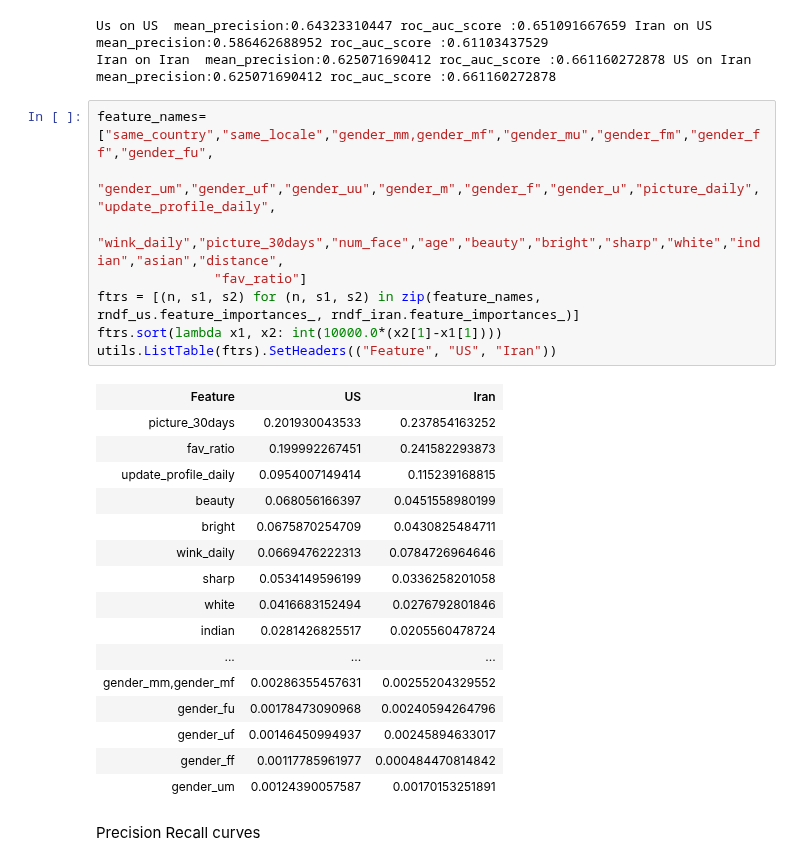
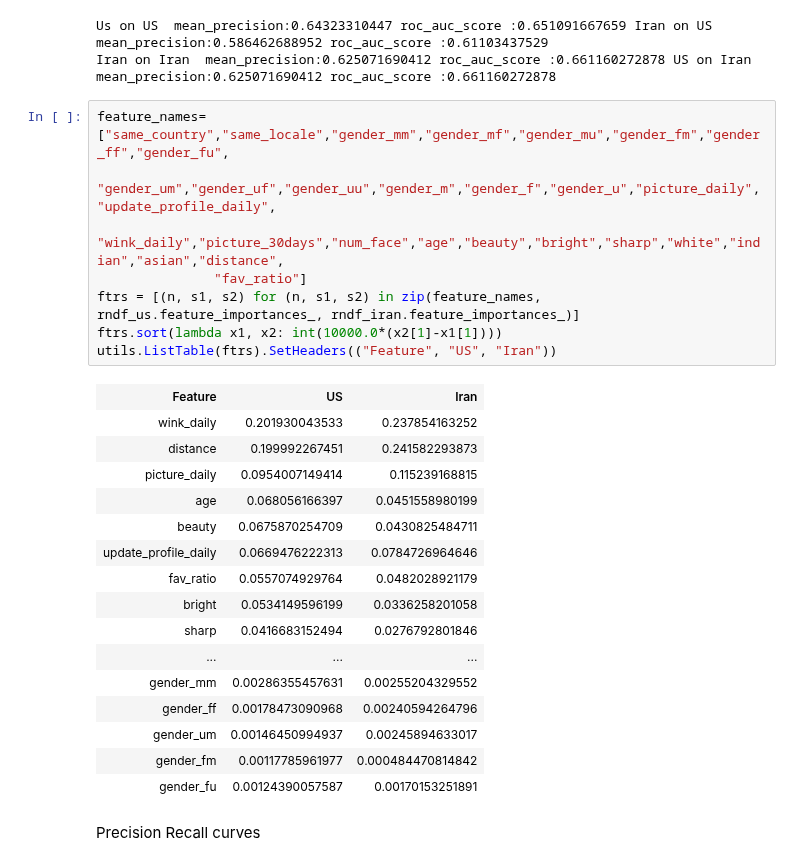
Before and after one commit to MaxGubin/TangoEval, a Jupyter notebook: Tango USA model.ipynb, the cells around one changed output. Saved outputs shown, nothing was run; the diff lists cells and outputs as text.

```diff
--- a/Tango USA model.ipynb
+++ b/Tango USA model.ipynb
@@ -38,30 +38,30 @@ print "Iran on Iran", utils.classifierMetrics(rndf_iran, X_iran_test, y_iran_tes
 Us on US  mean_precision:0.64323310447 roc_auc_score :0.651091667659 Iran on US  mean_precision:0.586462688952 roc_auc_score :0.61103437529
 Iran on Iran  mean_precision:0.625071690412 roc_auc_score :0.661160272878 US on Iran  mean_precision:0.625071690412 roc_auc_score :0.661160272878
 # %%
-feature_names=["same_country","same_locale","gender_mm,gender_mf","gender_mu","gender_fm","gender_ff","gender_fu",
+feature_names=["same_country","same_locale","gender_mm","gender_mf","gender_mu","gender_fm","gender_ff","gender_fu",
                "gender_um","gender_uf","gender_uu","gender_m","gender_f","gender_u","picture_daily","update_profile_daily",
                "wink_daily","picture_30days","num_face","age","beauty","bright","sharp","white","indian","asian","distance",
                "fav_ratio"]
 ftrs = [(n, s1, s2) for (n, s1, s2) in zip(feature_names, rndf_us.feature_importances_, rndf_iran.feature_importances_)]
 ftrs.sort(lambda x1, x2: int(10000.0*(x2[1]-x1[1])))
 utils.ListTable(ftrs).SetHeaders(("Feature", "US", "Iran"))
 # %% [output]
 | Feature | US | Iran |
-| picture_30days | 0.201930043533 | 0.237854163252 |
-| fav_ratio | 0.199992267451 | 0.241582293873 |
-| update_profile_daily | 0.0954007149414 | 0.115239168815 |
-| beauty | 0.068056166397 | 0.0451558980199 |
-| bright | 0.0675870254709 | 0.0430825484711 |
-| wink_daily | 0.0669476222313 | 0.0784726964646 |
-| sharp | 0.0534149596199 | 0.0336258201058 |
-| white | 0.0416683152494 | 0.0276792801846 |
-| indian | 0.0281426825517 | 0.0205560478724 |
+| wink_daily | 0.201930043533 | 0.237854163252 |
+| distance | 0.199992267451 | 0.241582293873 |
+| picture_daily | 0.0954007149414 | 0.115239168815 |
+| age | 0.068056166397 | 0.0451558980199 |
+| beauty | 0.0675870254709 | 0.0430825484711 |
+| update_profile_daily | 0.0669476222313 | 0.0784726964646 |
+| fav_ratio | 0.0557074929764 | 0.0482028921179 |
+| bright | 0.0534149596199 | 0.0336258201058 |
+| sharp | 0.0416683152494 | 0.0276792801846 |
 | ... | ... | ... |
-| gender_mm,gender_mf | 0.00286355457631 | 0.00255204329552 |
-| gender_fu | 0.00178473090968 | 0.00240594264796 |
-| gender_uf | 0.00146450994937 | 0.00245894633017 |
-| gender_ff | 0.00117785961977 | 0.000484470814842 |
-| gender_um | 0.00124390057587 | 0.00170153251891 |
+| gender_mm | 0.00286355457631 | 0.00255204329552 |
+| gender_ff | 0.00178473090968 | 0.00240594264796 |
+| gender_um | 0.00146450994937 | 0.00245894633017 |
+| gender_fm | 0.00117785961977 | 0.000484470814842 |
+| gender_fu | 0.00124390057587 | 0.00170153251891 |
 # %% [markdown]
 Precision Recall curves
 # %%
```
Also changed, not shown: parts of 2 cells of this notebook, 1 other file.
